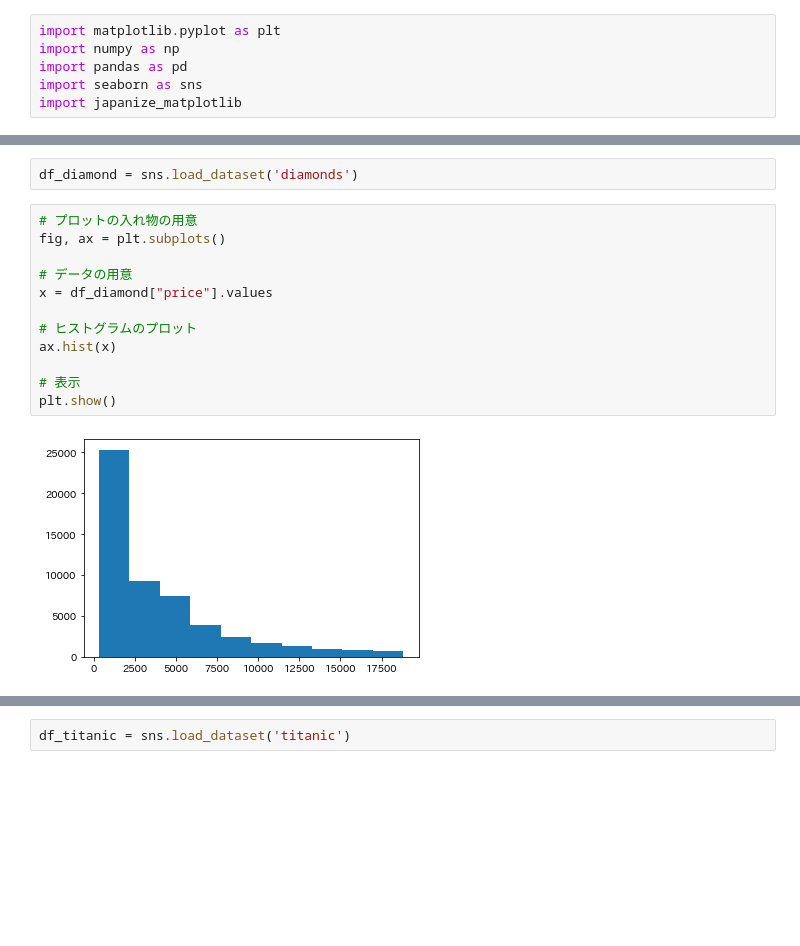
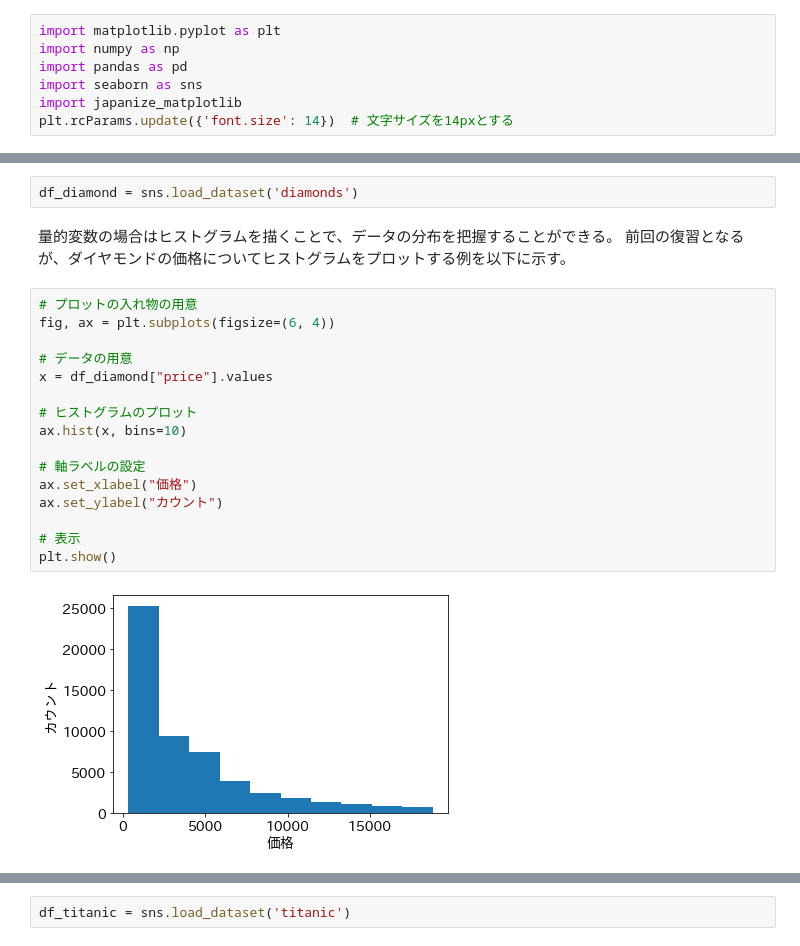
Before and after one commit to tsuboshun/begin-python, a Jupyter notebook: _sources/lecture14.ipynb, the cells around one changed output, grey strips where cells are left out. Cells and saved outputs as stored; diff of their text form; blank space fills up the shorter version.

```diff
--- a/_sources/lecture14.ipynb
+++ b/_sources/lecture14.ipynb
@@ -48,3 +54,4 @@ import numpy as np
 import pandas as pd
 import seaborn as sns
 import japanize_matplotlib
+plt.rcParams.update({'font.size': 14})  # 文字サイズを14pxとする
@@ -71,16 +58,23 @@ plt.show()
 # %%
 df_diamond = sns.load_dataset('diamonds')
+# %% [markdown]
+量的変数の場合はヒストグラムを描くことで、データの分布を把握することができる。
+前回の復習となるが、ダイヤモンドの価格についてヒストグラムをプロットする例を以下に示す。
 # %%
 # プロットの入れ物の用意
-fig, ax = plt.subplots()
+fig, ax = plt.subplots(figsize=(6, 4))
 
 # データの用意
 x = df_diamond["price"].values
 
 # ヒストグラムのプロット
-ax.hist(x)
+ax.hist(x, bins=10)
+
+# 軸ラベルの設定
+ax.set_xlabel("価格")
+ax.set_ylabel("カウント")
 
 # 表示
 plt.show()
 # %% [output]
-[figure, old version]
+[figure, new version]
```
Also changed, not shown: parts of 31 cells of this notebook, 33 other files.
